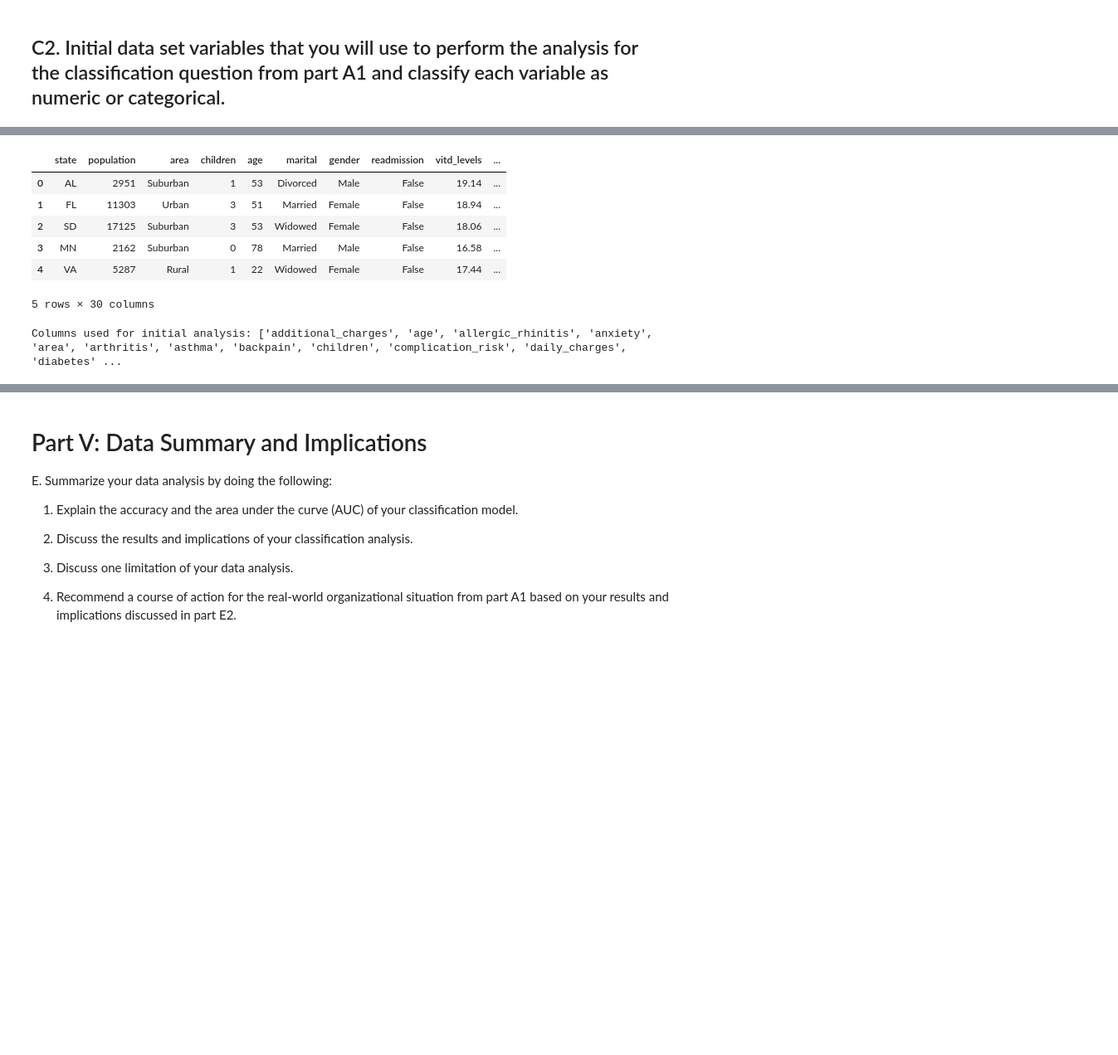
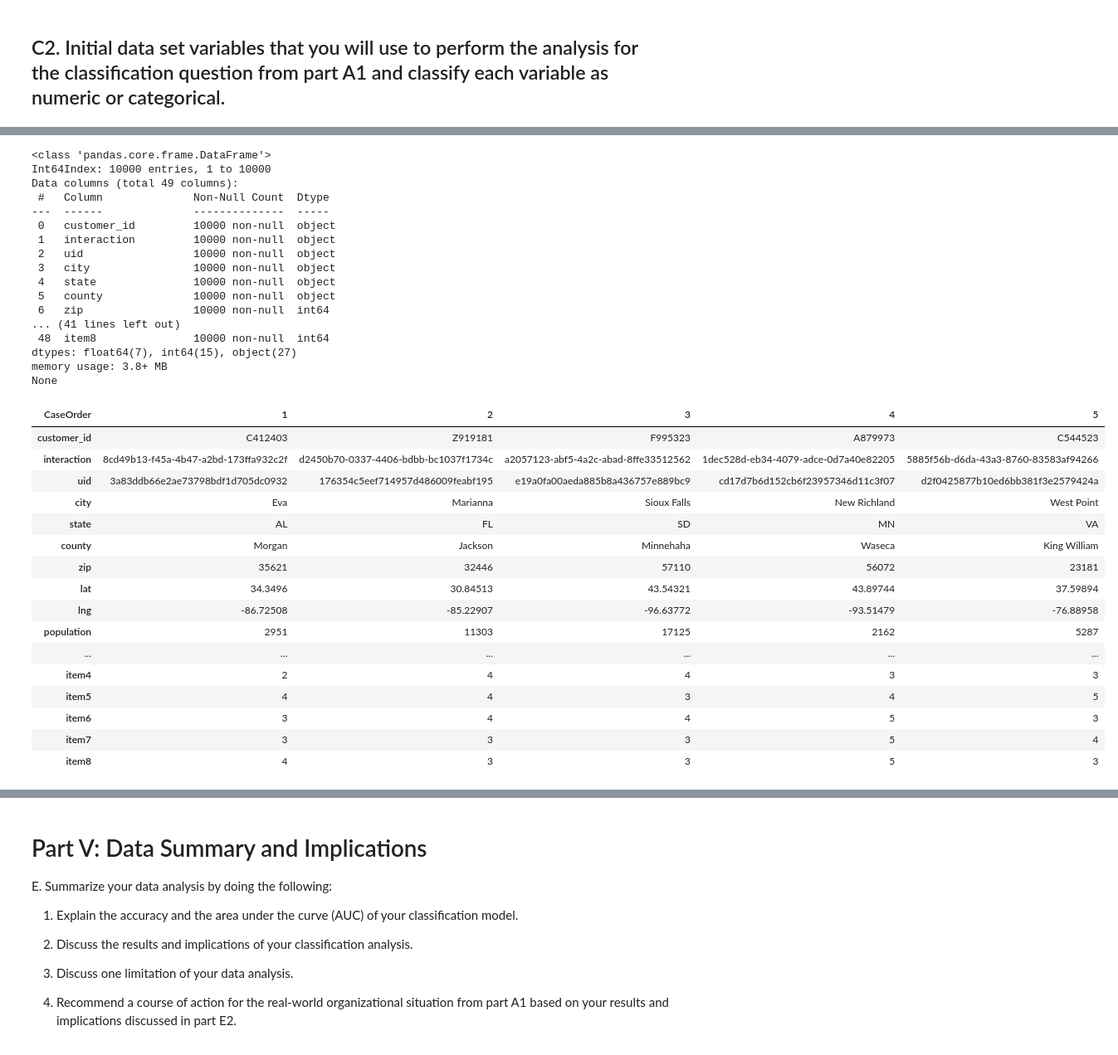
Before and after one commit to DesireeMcElroy/WGU_MSDA, a Jupyter notebook: D209-Data_Mining_I/NaiveBayes_Task1.ipynb, the cells around one changed output, grey strips where cells are left out. Shown: that part at 83% size. Saved outputs shown, nothing was run; the diff lists cells and outputs as text; code cells hidden in the pictures; blank space fills up the shorter version.

```diff
--- a/D209-Data_Mining_I/NaiveBayes_Task1.ipynb
+++ b/D209-Data_Mining_I/NaiveBayes_Task1.ipynb
@@ -98,15 +92,38 @@ My **categorical** variables are:\
-# %%
-df = w.wrangle_df(filepath='medical_raw_df.csv')
-df.head()
-# %% [output]
-|  | state | population | area | children | age | marital | gender | readmission | vitd_levels | ... |
-| 0 | AL | 2951 | Suburban | 1 | 53 | Divorced | Male | False | 19.14 | ... |
-| 1 | FL | 11303 | Urban | 3 | 51 | Married | Female | False | 18.94 | ... |
-| 2 | SD | 17125 | Suburban | 3 | 53 | Widowed | Female | False | 18.06 | ... |
-| 3 | MN | 2162 | Suburban | 0 | 78 | Married | Male | False | 16.58 | ... |
-| 4 | VA | 5287 | Rural | 1 | 22 | Widowed | Female | False | 17.44 | ... |
-5 rows × 30 columns
-# %%
-print(f'Columns used for initial analysis: {list(sorted(df.columns))}')
-# %% [output]
-Columns used for initial analysis: ['additional_charges', 'age', 'allergic_rhinitis', 'anxiety', 'area', 'arthritis', 'asthma', 'backpain', 'children', 'complication_risk', 'daily_charges', 'diabetes' ...
+# %%
+raw_df = w.get_df(filepath = 'medical_raw_df.csv')
+raw_df.head().T
+# %% [output]
+<class 'pandas.core.frame.DataFrame'>
+Int64Index: 10000 entries, 1 to 10000
+Data columns (total 49 columns):
+ #   Column              Non-Null Count  Dtype
+---  ------              --------------  -----
+ 0   customer_id         10000 non-null  object
+ 1   interaction         10000 non-null  object
+ 2   uid                 10000 non-null  object
+ 3   city                10000 non-null  object
+ 4   state               10000 non-null  object
+ 5   county              10000 non-null  object
+ 6   zip                 10000 non-null  int64
+... (41 lines left out)
+ 48  item8               10000 non-null  int64
+dtypes: float64(7), int64(15), object(27)
+memory usage: 3.8+ MB
+None
+| CaseOrder | 1 | 2 | 3 | 4 | 5 |
+| customer_id | C412403 | Z919181 | F995323 | A879973 | C544523 |
+| interaction | 8cd49b13-f45a-4b47-a2bd-173ffa932c2f | d2450b70-0337-4406-bdbb-bc1037f1734c | a2057123-abf5-4a2c-abad-8ffe33512562 | 1dec528d-eb34-4079-adce-0d7a40e82205 | 5885f56b-d6da-43a3-8760-83583af94266 |
+| uid | 3a83ddb66e2ae73798bdf1d705dc0932 | 176354c5eef714957d486009feabf195 | e19a0fa00aeda885b8a436757e889bc9 | cd17d7b6d152cb6f23957346d11c3f07 | d2f0425877b10ed6bb381f3e2579424a |
+| city | Eva | Marianna | Sioux Falls | New Richland | West Point |
+| state | AL | FL | SD | MN | VA |
+| county | Morgan | Jackson | Minnehaha | Waseca | King William |
+| zip | 35621 | 32446 | 57110 | 56072 | 23181 |
+| lat | 34.3496 | 30.84513 | 43.54321 | 43.89744 | 37.59894 |
+| lng | -86.72508 | -85.22907 | -96.63772 | -93.51479 | -76.88958 |
+| population | 2951 | 11303 | 17125 | 2162 | 5287 |
+| ... | ... | ... | ... | ... | ... |
+| item4 | 2 | 4 | 4 | 3 | 3 |
+| item5 | 4 | 4 | 3 | 4 | 5 |
+| item6 | 3 | 4 | 4 | 5 | 3 |
+| item7 | 3 | 3 | 3 | 5 | 4 |
+| item8 | 4 | 3 | 3 | 5 | 3 |
```
Also changed, not shown: parts of 9 cells of this notebook.
